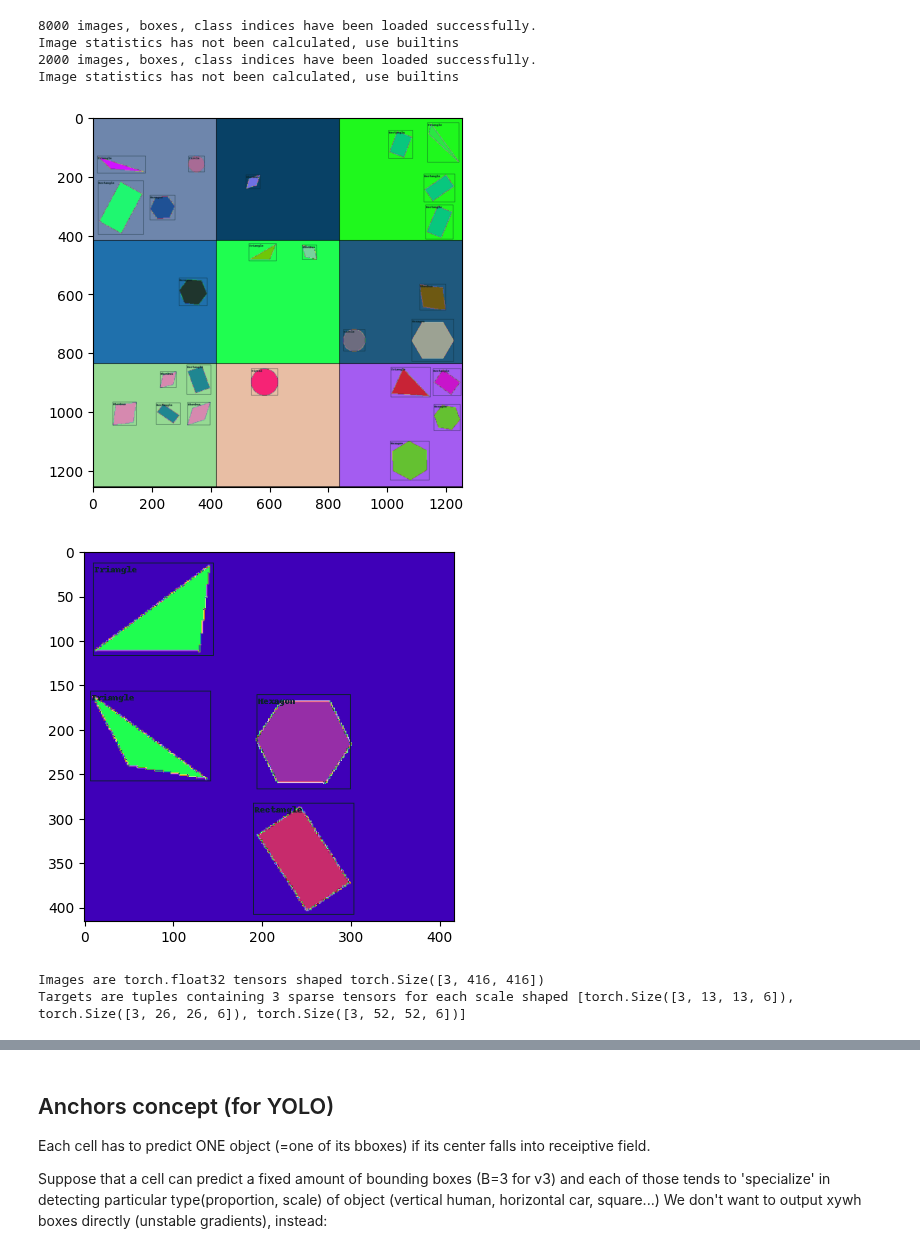
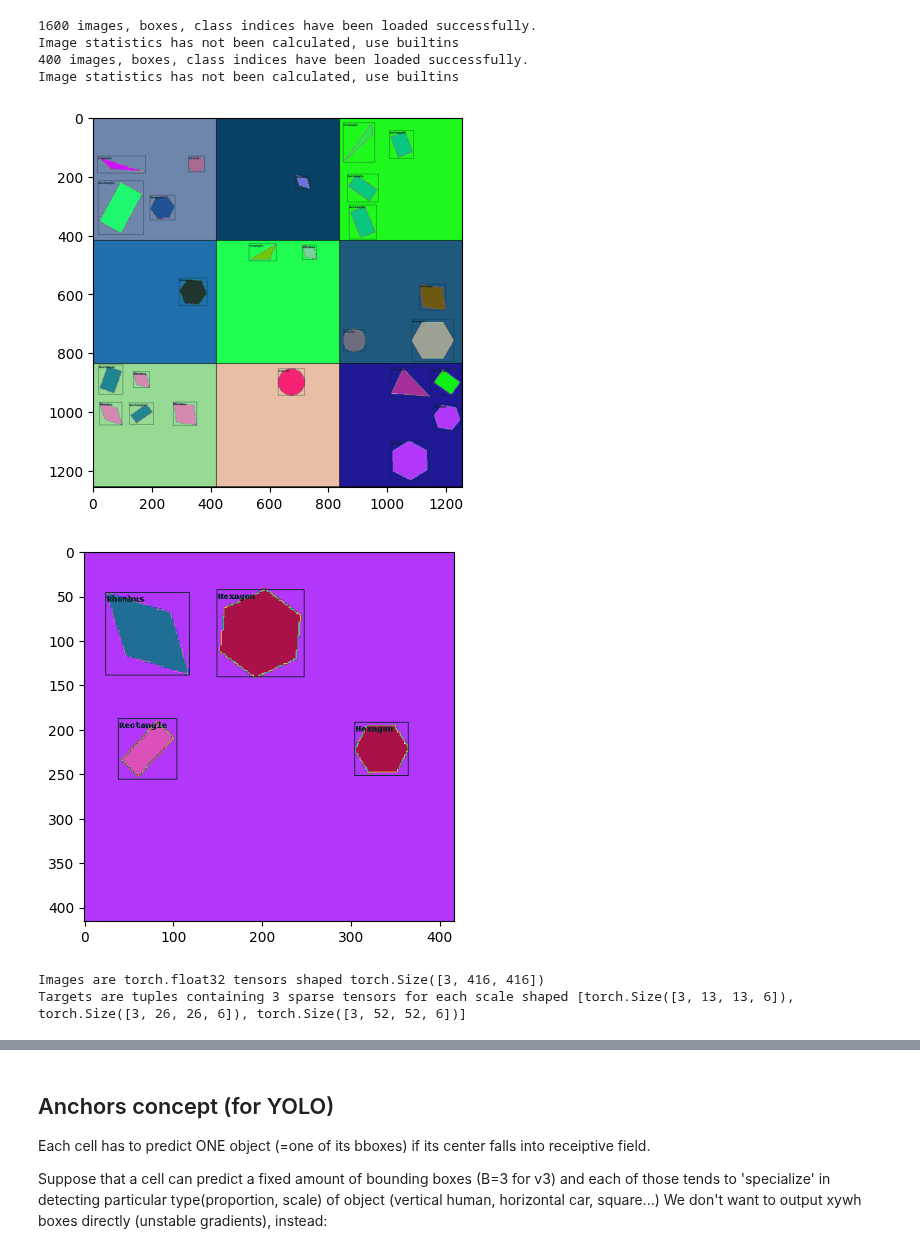
Before and after one commit to Axik0/YOLO3-figures, a Jupyter notebook: process.ipynb, the cells around one changed output, grey strips where cells are left out. Saved outputs shown, nothing was run; the diff lists cells and outputs as text; code cells hidden in the pictures.

Commit message:
effective dataset loader, convenient train/test slicing, minor changes in checkpoint loader, different loss priorities

```diff
--- a/process.ipynb
+++ b/process.ipynb
@@ -21,25 +18,27 @@ gen_length = 10000
 # %%
-train_proportion = 0.8
-augmentations = [A.ColorJitter(brightness=0.2, contrast=0.2,saturation=0.2, hue=0.1, p=0.2),
-                 A.HorizontalFlip(p=0.5),
-                ]
-ds_train = FiguresDataset(part=(None, int(gen_length * train_proportion)), aug=augmentations)
-ds_test = FiguresDataset(part=(int(gen_length * train_proportion), None))
+CAP = 2000 # take subset of overall data
+TRAIN_ON = 0.8 # proportion of training data to subset
+
+train_part, test_part = splits(p=TRAIN_ON, cap_length=CAP)
+augmentations = [A.ColorJitter(brightness=0.2, contrast=0.2,saturation=0.2, hue=0.1, p=0.2), A.HorizontalFlip(p=0.5),]
+
+ds_train = FiguresDataset(part=train_part, aug=augmentations)
+ds_test = FiguresDataset(part=test_part)
 gsa = {'gs': ds_train.grid_sizes, 'anchors': ds_train.anchors}
 sample(ds_train, **gsa)
 # %% [output]
-8000 images, boxes, class indices have been loaded successfully.
+1600 images, boxes, class indices have been loaded successfully.
 Image statistics has not been calculated, use builtins
-2000 images, boxes, class indices have been loaded successfully.
+400 images, boxes, class indices have been loaded successfully.
 Image statistics has not been calculated, use builtins
-[figure, old version]
+[figure, new version]
 # %%
-K = 7999
+K = 1001
 show_img(pick(ds_train[K], **gsa))
 print(f"Images are {ds_train[K][0].dtype} tensors shaped {ds_train[K][0].shape}")
 print(f"Targets are tuples containing {len(ds_train[K][1])} sparse tensors for each scale shaped {[ds_train[K][1][i].shape for i in range(len(ds_train[K][1]))]}")
 # %% [output]
-[figure, old version]
+[figure, new version]
 Images are torch.float32 tensors shaped torch.Size([3, 416, 416])
 Targets are tuples containing 3 sparse tensors for each scale shaped [torch.Size([3, 13, 13, 6]), torch.Size([3, 26, 26, 6]), torch.Size([3, 52, 52, 6])]
 # %%
```
Also changed, not shown: parts of 6 cells of this notebook, 3 other files.
